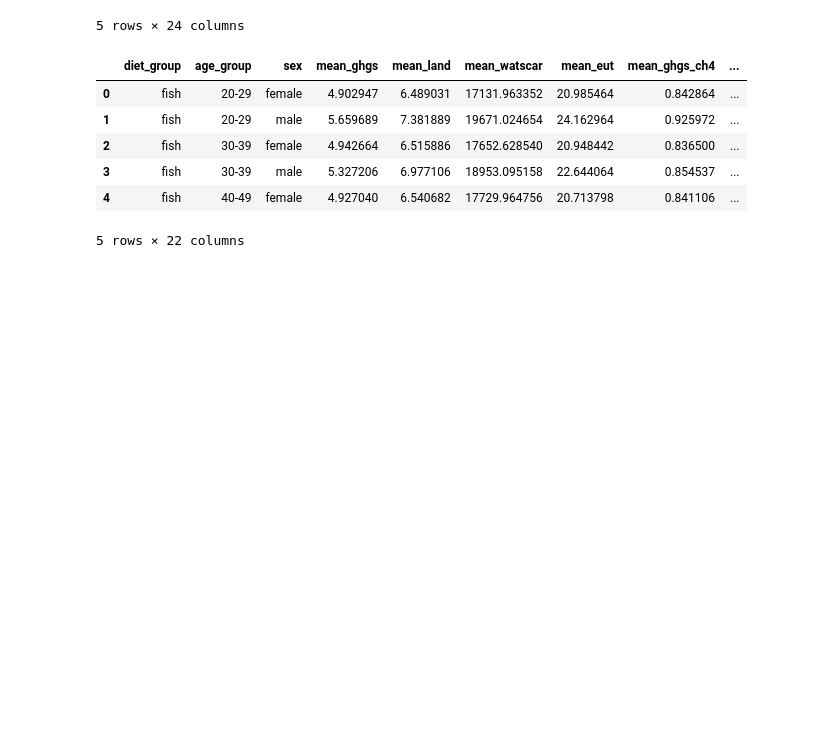
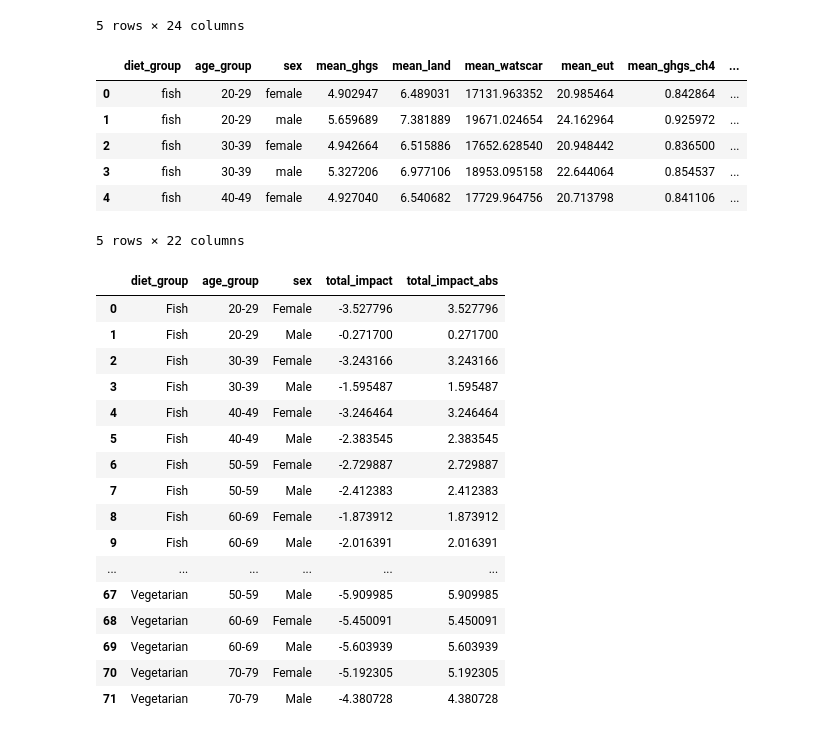
Before and after one commit to kr4m123/COMP4037-Coursework-2, a Jupyter notebook: treemap.ipynb, the cells around one changed output. Cells and saved outputs as stored; diff of their text form; code cells hidden in the pictures; blank space fills up the shorter version.

```diff
--- a/treemap.ipynb
+++ b/treemap.ipynb
@@ -76,6 +81,26 @@ treemap_df['diet_group'] = treemap_df['diet_group'].replace({
     'veggie': 'Vegetarian',
     'fish': 'Fish'})
 treemap_df['sex'] = treemap_df['sex'].replace({'male': 'Male', 'female': 'Female'})
+# %%
+treemap_df
+# %% [output]
+|  | diet_group | age_group | sex | total_impact | total_impact_abs |
+| 0 | Fish | 20-29 | Female | -3.527796 | 3.527796 |
+| 1 | Fish | 20-29 | Male | -0.271700 | 0.271700 |
+| 2 | Fish | 30-39 | Female | -3.243166 | 3.243166 |
+| 3 | Fish | 30-39 | Male | -1.595487 | 1.595487 |
+| 4 | Fish | 40-49 | Female | -3.246464 | 3.246464 |
+| 5 | Fish | 40-49 | Male | -2.383545 | 2.383545 |
+| 6 | Fish | 50-59 | Female | -2.729887 | 2.729887 |
+| 7 | Fish | 50-59 | Male | -2.412383 | 2.412383 |
+| 8 | Fish | 60-69 | Female | -1.873912 | 1.873912 |
+| 9 | Fish | 60-69 | Male | -2.016391 | 2.016391 |
+| ... | ... | ... | ... | ... | ... |
+| 67 | Vegetarian | 50-59 | Male | -5.909985 | 5.909985 |
+| 68 | Vegetarian | 60-69 | Female | -5.450091 | 5.450091 |
+| 69 | Vegetarian | 60-69 | Male | -5.603939 | 5.603939 |
+| 70 | Vegetarian | 70-79 | Female | -5.192305 | 5.192305 |
+| 71 | Vegetarian | 70-79 | Male | -4.380728 | 4.380728 |
 # %%
 # creates the treemap
 # hierarchy: diet group -> age group -> sex
```
Also changed, not shown: parts of 3 cells of this notebook, 2 other files.
